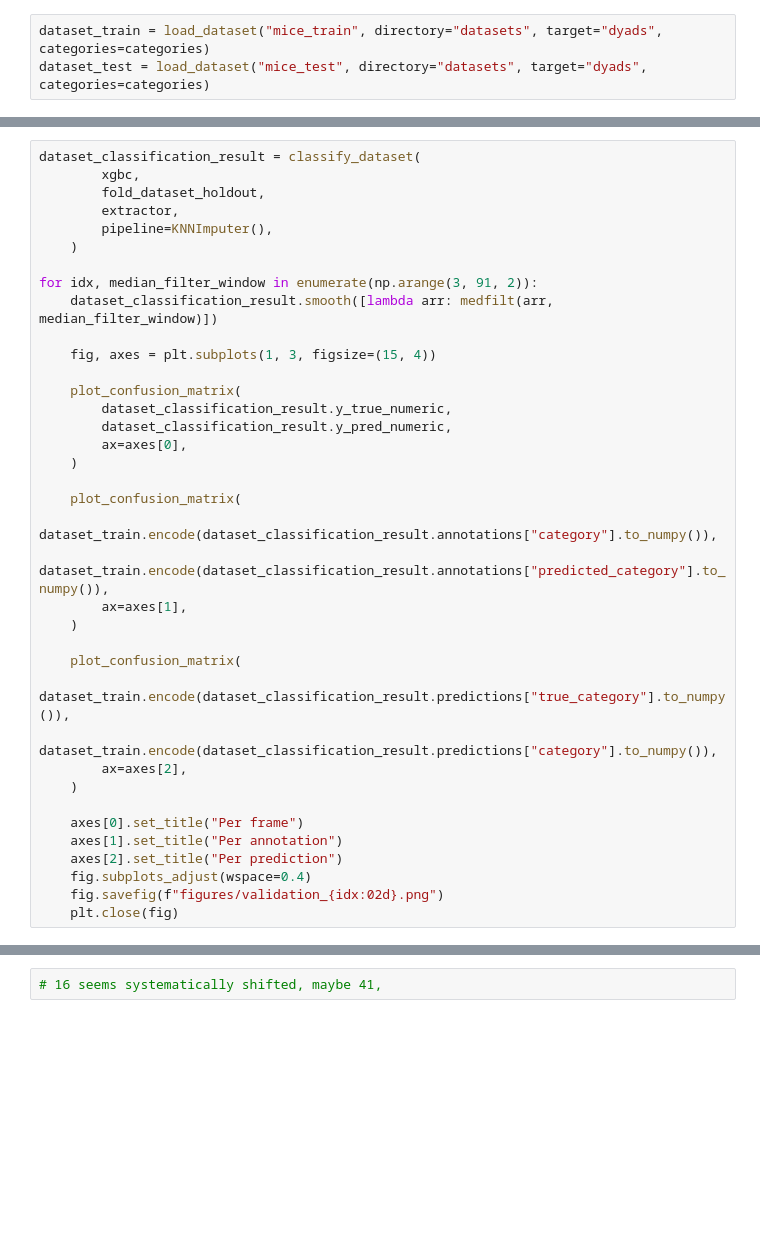
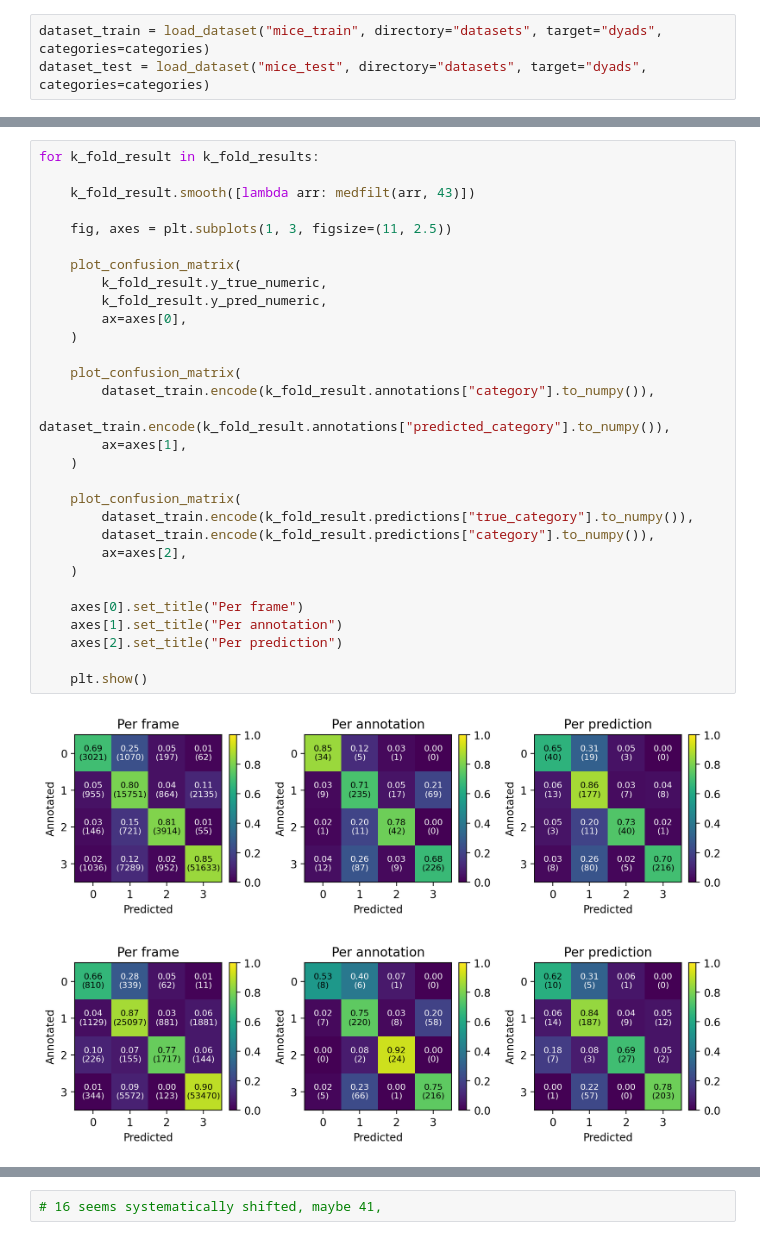
Before and after one commit to pnuehrenberg/vassi, a Jupyter notebook: examples/classification.ipynb, the cells around one changed output, grey strips where cells are left out. Saved outputs shown, nothing was run; the diff lists cells and outputs as text; blank space fills up the shorter version.

```diff
--- a/examples/classification.ipynb
+++ b/examples/classification.ipynb
@@ -79,37 +108,33 @@ for fold_dataset_train, fold_dataset_holdout in dataset_train.k_fold(5, exclude=
 # %%
-dataset_classification_result = classify_dataset(
-        xgbc,
-        fold_dataset_holdout,
-        extractor,
-        pipeline=KNNImputer(),
-    )
+for k_fold_result in k_fold_results:
 
-for idx, median_filter_window in enumerate(np.arange(3, 91, 2)):
-    dataset_classification_result.smooth([lambda arr: medfilt(arr, median_filter_window)])
+    k_fold_result.smooth([lambda arr: medfilt(arr, 43)])
 
-    fig, axes = plt.subplots(1, 3, figsize=(15, 4))
+    fig, axes = plt.subplots(1, 3, figsize=(11, 2.5))
 
     plot_confusion_matrix(
-        dataset_classification_result.y_true_numeric,
-        dataset_classification_result.y_pred_numeric,
+        k_fold_result.y_true_numeric,
+        k_fold_result.y_pred_numeric,
         ax=axes[0],
     )
 
     plot_confusion_matrix(
-        dataset_train.encode(dataset_classification_result.annotations["category"].to_numpy()),
-        dataset_train.encode(dataset_classification_result.annotations["predicted_category"].to_numpy()),
+        dataset_train.encode(k_fold_result.annotations["category"].to_numpy()),
+        dataset_train.encode(k_fold_result.annotations["predicted_category"].to_numpy()),
         ax=axes[1],
     )
 
     plot_confusion_matrix(
-        dataset_train.encode(dataset_classification_result.predictions["true_category"].to_numpy()),
-        dataset_train.encode(dataset_classification_result.predictions["category"].to_numpy()),
+        dataset_train.encode(k_fold_result.predictions["true_category"].to_numpy()),
+        dataset_train.encode(k_fold_result.predictions["category"].to_numpy()),
         ax=axes[2],
     )
 
     axes[0].set_title("Per frame")
     axes[1].set_title("Per annotation")
     axes[2].set_title("Per prediction")
-    fig.subplots_adjust(wspace=0.4)
-    fig.savefig(f"figures/validation_{idx:02d}.png")
-    plt.close(fig)
+
+    plt.show()
+# %% [output]
+[figure, added]
+[figure, added]
```
Also changed, not shown: parts of 35 cells of this notebook, 23 other files.
